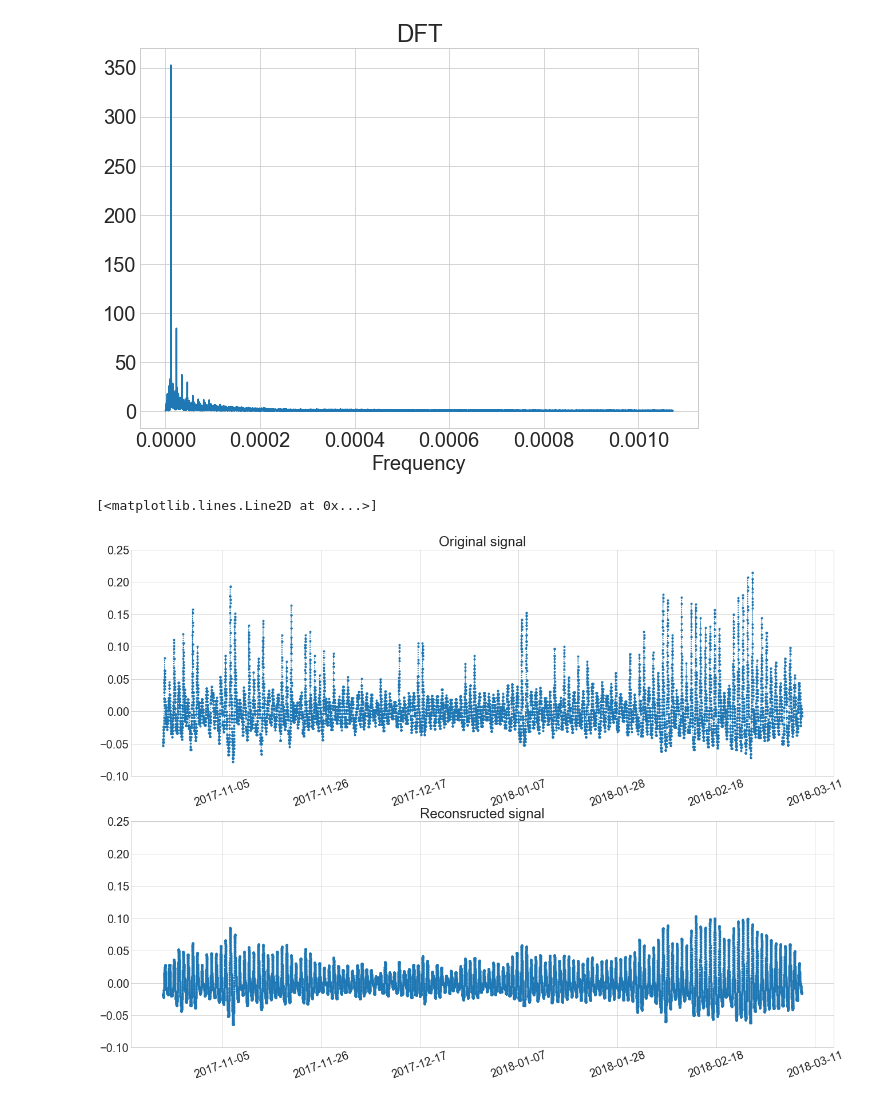
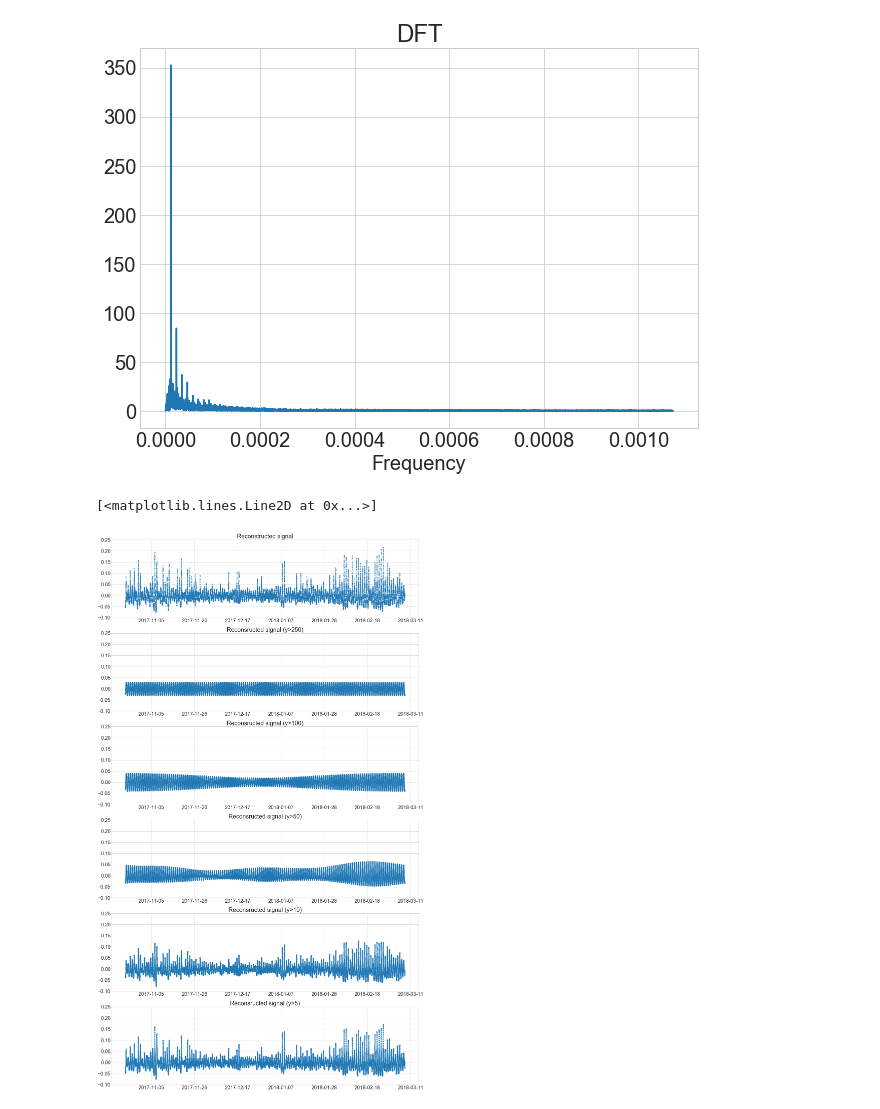
Before and after one commit to palindrome6/modelling_and_simulation, a Jupyter notebook: Signal_analysis.ipynb, the cells around one changed output. Saved outputs shown, nothing was run; the diff lists cells and outputs as text; code cells hidden in the pictures.

Commit message:
Reconstructed signal using different frequencies

```diff
--- a/Signal_analysis.ipynb
+++ b/Signal_analysis.ipynb
@@ -111,21 +106,63 @@ x_orig = np.fft.ifft(X_temp_norm_new)
+# %%
+X_temp_norm_5 = [k  if abs(k) > 5 else 0 for k in X_temp_norm]
+X_temp_norm_10 = [k  if abs(k) > 10 else 0 for k in X_temp_norm]
+X_temp_norm_50 = [k  if abs(k) > 50 else 0 for k in X_temp_norm]
+X_temp_norm_100 = [k  if abs(k) > 100 else 0 for k in X_temp_norm]
+X_temp_norm_250 = [k  if abs(k) > 250 else 0 for k in X_temp_norm]
+# %%
+x_orig = np.fft.ifft(X_temp_norm)
+x_reconstruct_5 = np.fft.ifft(X_temp_norm_5)
+x_reconstruct_10 = np.fft.ifft(X_temp_norm_10)
+x_reconstruct_50 = np.fft.ifft(X_temp_norm_50)
+x_reconstruct_100 = np.fft.ifft(X_temp_norm_100)
+x_reconstruct_250 = np.fft.ifft(X_temp_norm_250)
 # %%
-pylab.rcParams['figure.figsize'] = (22, 16)
-plt.subplots_adjust(wspace=4)
-plt.subplot(211)
+pylab.rcParams['figure.figsize'] = (22, 40)
+plt.subplots_adjust(wspace=8)
+plt.subplot(611)
 axes = plt.gca()
 axes.set_ylim([-0.1, 0.25])
-plt.title('Original signal')
-plt.xticks(rotation=20)
+plt.title('Reconstructed signal')
+plt.xticks(rotation=0)
 plt.plot(norm_df['Time'], norm_df['Temperature_normalized'], linestyle=':', marker='.')
-plt.subplot(212)
+
+plt.subplot(612)
 axes = plt.gca()
 axes.set_ylim([-0.1, 0.25])
-plt.title('Reconsructed signal')
-plt.xticks(rotation=20)
-plt.plot(norm_df['Time'], x_orig, linestyle=':', marker='.')
+plt.title('Reconsructed signal (y>250)')
+plt.xticks(rotation=0)
+plt.plot(norm_df['Time'], x_reconstruct_250, linestyle=':', marker='.')
+
+plt.subplot(613)
+axes = plt.gca()
+axes.set_ylim([-0.1, 0.25])
+plt.title('Reconsructed signal (y>100)')
+plt.xticks(rotation=0)
+plt.plot(norm_df['Time'], x_reconstruct_100, linestyle=':', marker='.')
+
+plt.subplot(614)
+axes = plt.gca()
+axes.set_ylim([-0.1, 0.25])
+plt.title('Reconsructed signal (y>50)')
+plt.xticks(rotation=0)
+plt.plot(norm_df['Time'], x_reconstruct_50, linestyle=':', marker='.')
+
+plt.subplot(615)
+axes = plt.gca()
+axes.set_ylim([-0.1, 0.25])
+plt.title('Reconsructed signal (y>10)')
+plt.xticks(rotation=0)
+plt.plot(norm_df['Time'], x_reconstruct_10, linestyle=':', marker='.')
+
+plt.subplot(616)
+axes = plt.gca()
+axes.set_ylim([-0.1, 0.25])
+plt.title('Reconsructed signal (y>5)')
+plt.xticks(rotation=0)
+plt.plot(norm_df['Time'], x_reconstruct_5, linestyle=':', marker='.')
 # %% [output]
 [<matplotlib.lines.Line2D at 0x...>]
-[figure, old version]
+[figure, new version]
 # %%
 norm_df.sort_values(['Time'], inplace=True)
 norm_df.reset_index(drop=True, inplace=True)
```
Also changed, not shown: parts of 5 cells of this notebook.
